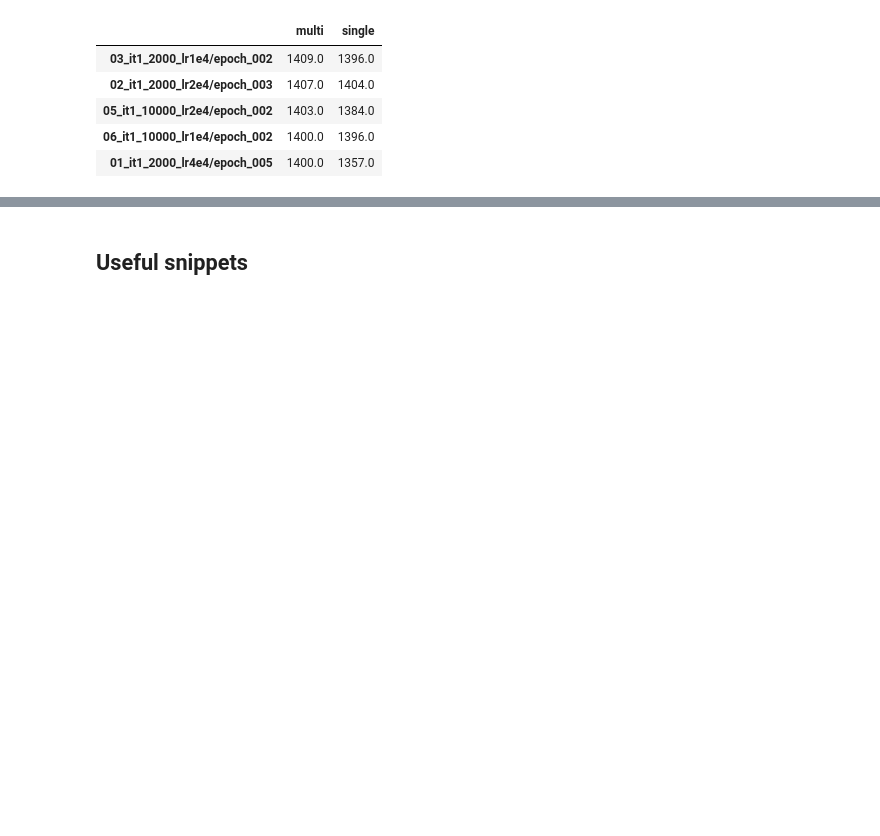
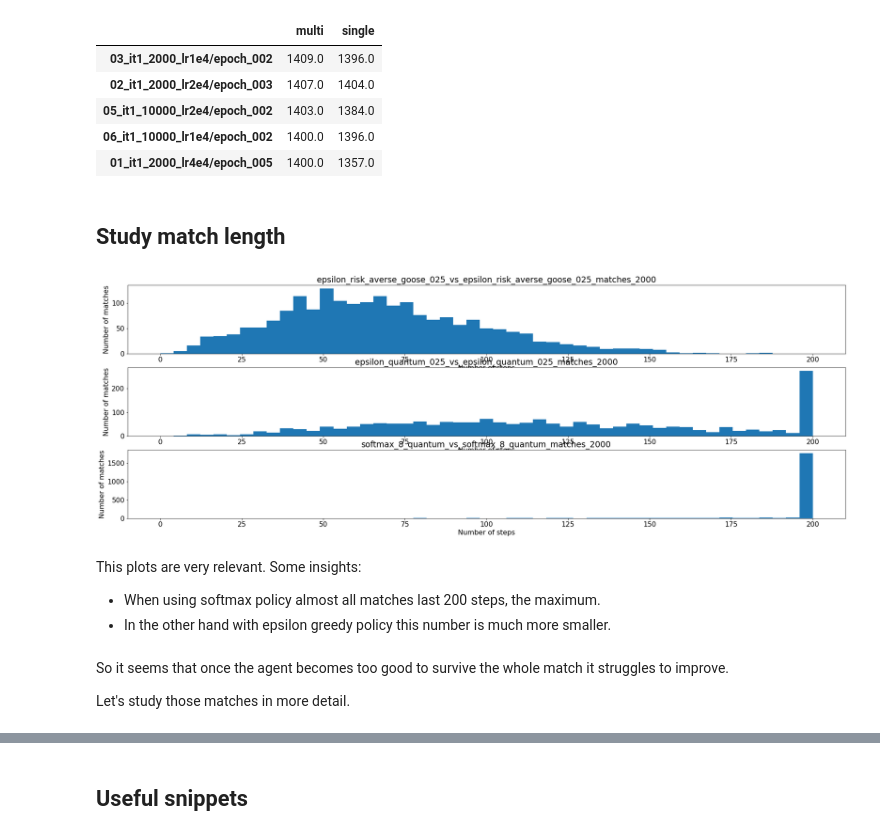
Before and after one commit to ironbar/hungry_geese, a Jupyter notebook: notebooks/007_ladder_of_agents_2.ipynb, the cells around one changed output, grey strips where cells are left out. Drawn from its saved outputs; the diff is of its cells as text; code cells hidden in the pictures; blank space fills up the shorter version.

Commit message:
Studied distribution to get interesting insights.

```diff
--- a/notebooks/007_ladder_of_agents_2.ipynb
+++ b/notebooks/007_ladder_of_agents_2.ipynb
@@ -997,3 +997,34 @@ df.sort_values('multi', ascending=False).head()
 | 05_it1_10000_lr2e4/epoch_002 | 1403.0 | 1384.0 |
 | 06_it1_10000_lr1e4/epoch_002 | 1400.0 | 1396.0 |
 | 01_it1_2000_lr4e4/epoch_005 | 1400.0 | 1357.0 |
+# %% [markdown]
+## Study match length
+# %%
+def match_length_histogram(saved_games_path):
+    with open(saved_games_path, 'r') as f:
+        matches_results = json.load(f)
+    matches_len = [len(results) for results in matches_results]
+    bins = np.linspace(0, 200, 50)
+    plt.title(os.path.splitext(os.path.basename(saved_games_path))[0])
+    plt.hist(matches_len, bins=bins)
+    plt.xlabel('Number of steps')
+    plt.ylabel('Number of matches')
+# %%
+plt.figure(figsize=(30, 10))
+plt.subplot(311)
+match_length_histogram('/mnt/hdd0/Kaggle/hungry_geese/games/epsilon_risk_averse_goose_025_vs_epsilon_risk_averse_goose_025_matches_2000.json')
+plt.subplot(312)
+match_length_histogram('/mnt/hdd0/Kaggle/hungry_geese/games/epsilon_quantum_025_vs_epsilon_quantum_025_matches_2000.json')
+plt.subplot(313)
+match_length_histogram('/mnt/hdd0/Kaggle/hungry_geese/games/softmax_8_quantum_vs_softmax_8_quantum_matches_2000.json')
+# %% [output]
+[figure, added]
+# %% [markdown]
+This plots are very relevant. Some insights:
+
+- When using softmax policy almost all matches last 200 steps, the maximum.
+- In the other hand with epsilon greedy policy this number is much more smaller.
+# %% [markdown]
+So it seems that once the agent becomes too good to survive the whole match it struggles to improve.
+
+Let's study those matches in more detail.
```
Also changed, not shown: parts of 6 cells of this notebook, 2 other files.
